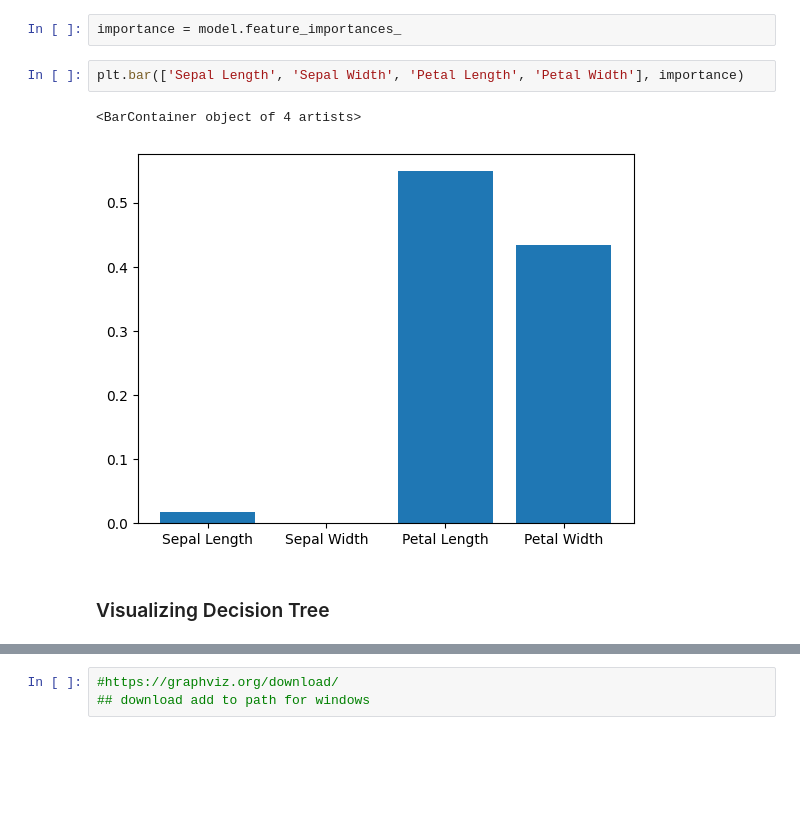
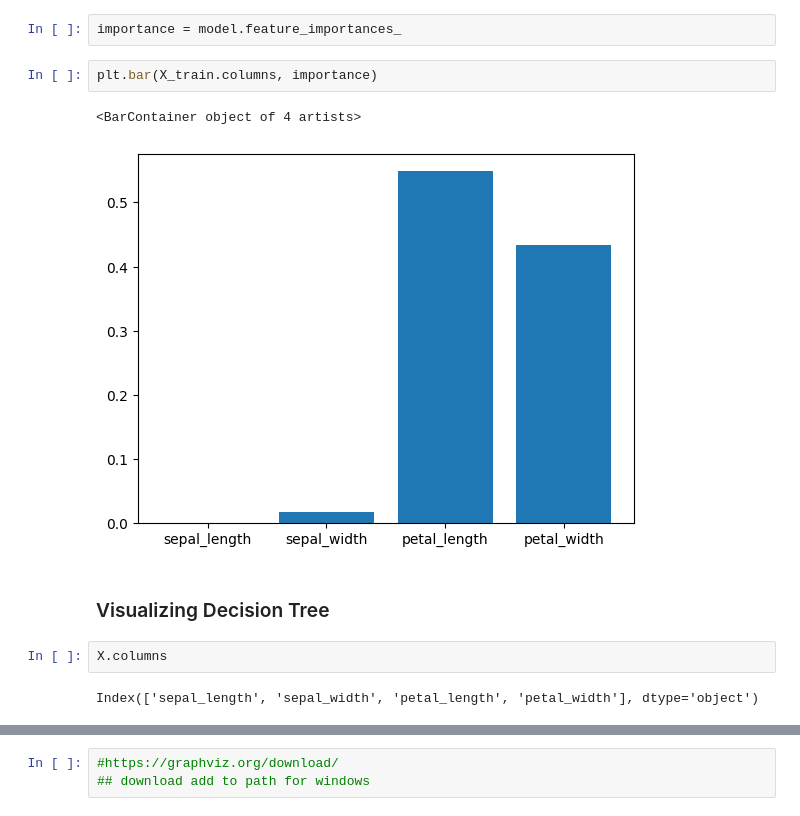
Before and after one commit to theredsilva/FISTIC2024, a Jupyter notebook: Less09/60_DecisionTree.ipynb, the cells around one changed output, grey strips where cells are left out. Cells and saved outputs as stored; diff of their text form; blank space fills up the shorter version.

```diff
--- a/Less09/60_DecisionTree.ipynb
+++ b/Less09/60_DecisionTree.ipynb
@@ -112,9 +112,13 @@ array([0.01786711, 0.        , 0.54879489, 0.433338  ])
 # %%
 importance = model.feature_importances_
-# %%
-plt.bar(['Sepal Length', 'Sepal Width', 'Petal Length', 'Petal Width'], importance)
-# %% [output]
-<BarContainer object of 4 artists>
-[figure, removed]
+# %%
+plt.bar(X_train.columns, importance)
+# %% [output]
+<BarContainer object of 4 artists>
+[figure, added]
 # %% [markdown]
 ### Visualizing Decision Tree
+# %%
+X.columns
+# %% [output]
+Index(['sepal_length', 'sepal_width', 'petal_length', 'petal_width'], dtype='object')
```
Also changed, not shown: parts of 2 cells of this notebook.
